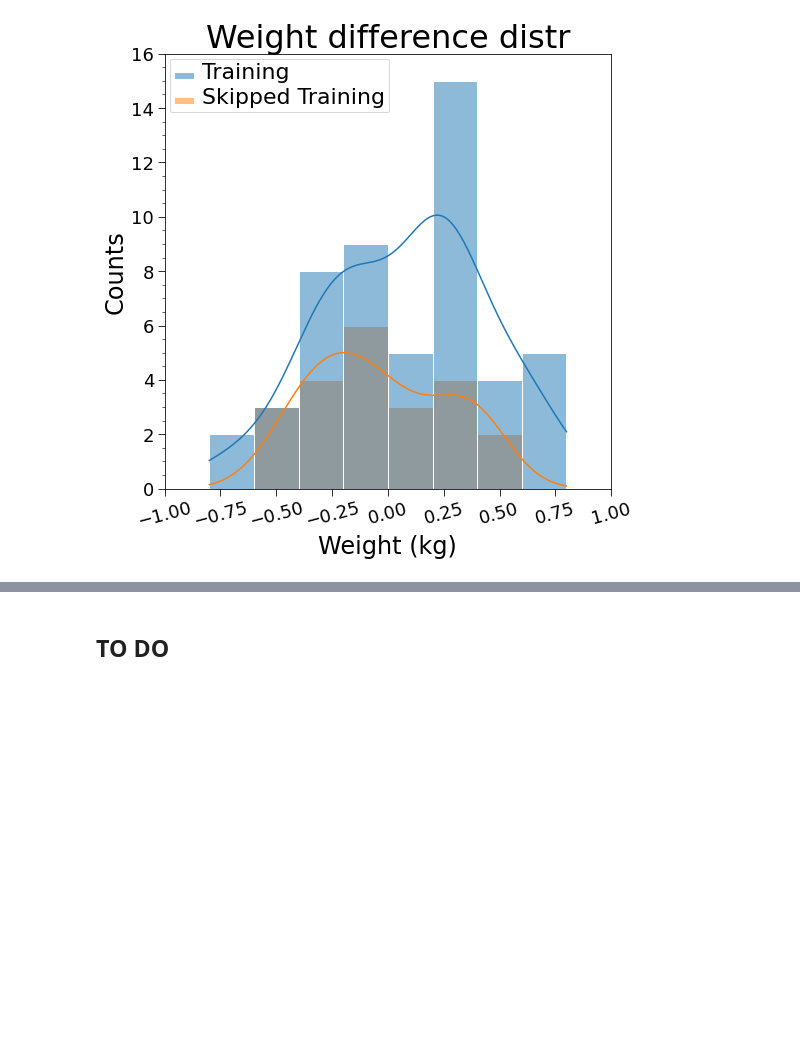
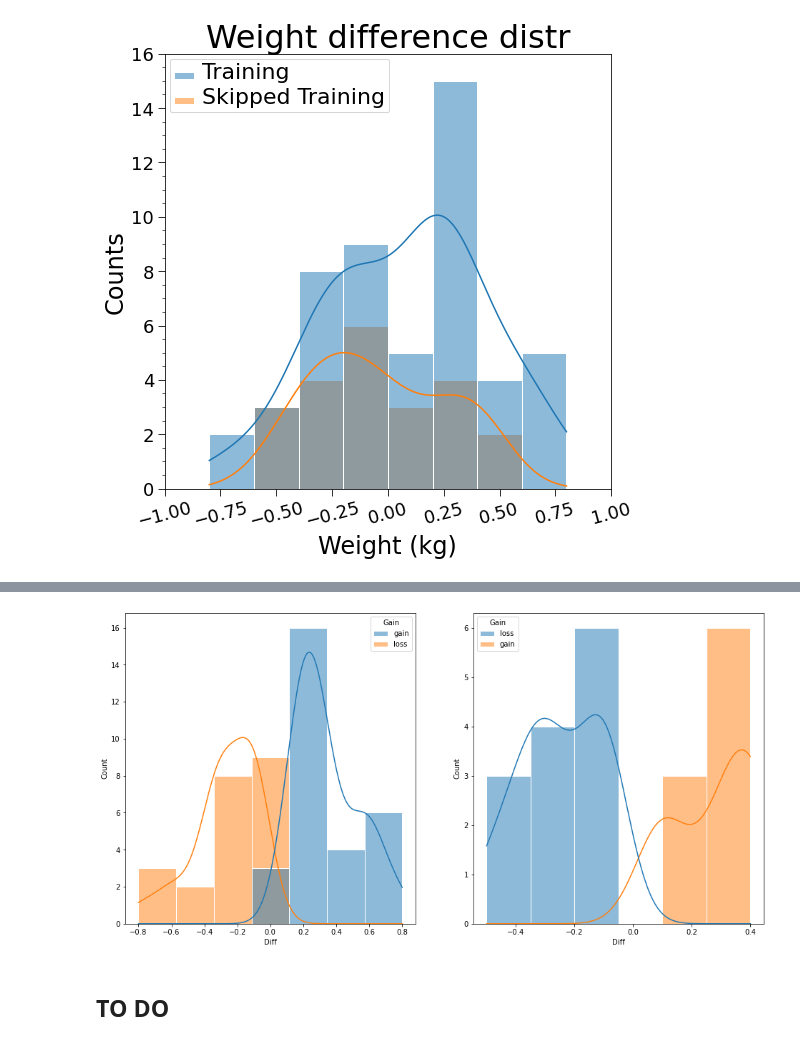
Before and after one commit to niklai99/FlexWorkout, a Jupyter notebook: NOTEBOOK.ipynb, the cells around one changed output, grey strips where cells are left out. Drawn from its saved outputs; the diff is of its cells as text; code cells hidden in the pictures; blank space fills up the shorter version.

```diff
--- a/NOTEBOOK.ipynb
+++ b/NOTEBOOK.ipynb
@@ -273,3 +321,19 @@ plt.show()
+# %%
+fig6 = plt.figure(figsize=(16,8))
+ax6 = fig6.add_subplot(1,2,1)
+ax7 = fig6.add_subplot(1,2,2)
+
+df_y2 = df[df['New Training'].str.contains('y', na=False)]
+df_n2 = df[df['New Training'].str.contains('n', na=False)]
+
+g1 = sns.histplot(data = df_y2, x = 'Diff', hue = 'Gain', stat = 'count', element = 'bars', edgecolor = 'white', kde = True, ax = ax6, legend = True)
+g2 = sns.histplot(data = df_n2, x = 'Diff', hue = 'Gain', stat = 'count', element = 'bars', edgecolor = 'white', kde = True, ax = ax7, legend = True)
+
+#fig5.savefig('./Plots/diff_distr.png', dpi = 300, facecolor = 'white')
+
+plt.show()
+# %% [output]
+[figure, added]
 # %% [markdown]
 ## TO DO
 # %% [markdown]
```
Also changed, not shown: parts of 4 cells of this notebook.
